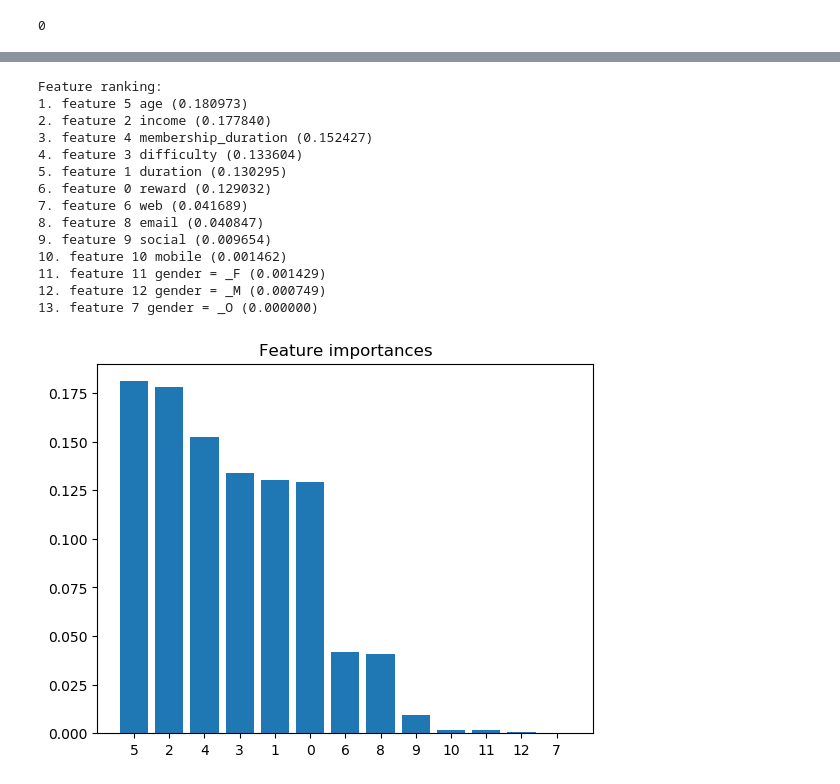
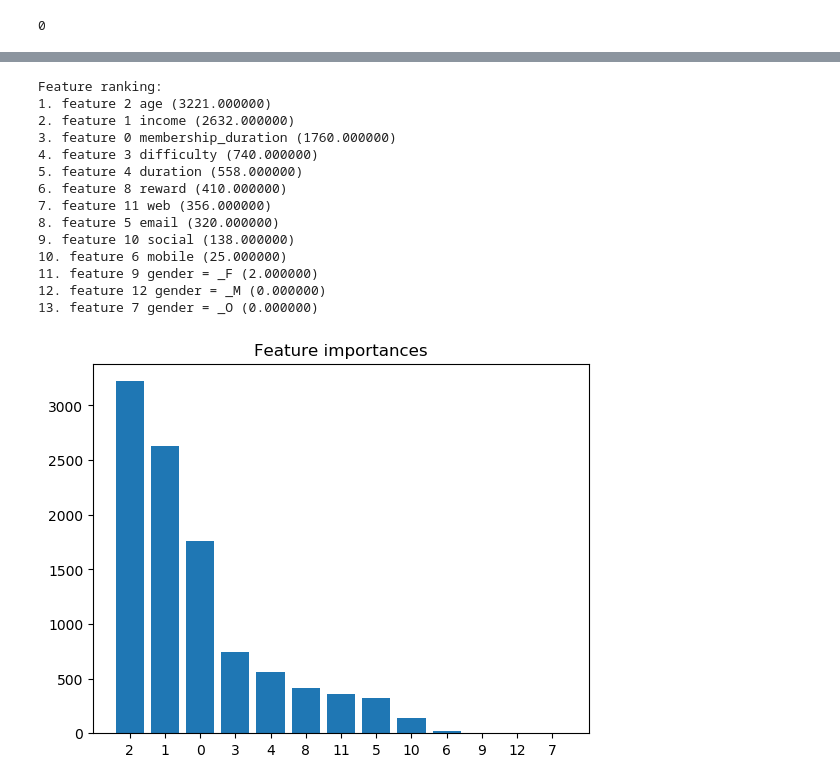
Before and after one commit to ShantiRoseCodes/aws_mle_capstone_project, a Jupyter notebook: ml_usertype.ipynb, the cells around one changed output, grey strips where cells are left out. Drawn from its saved outputs; the diff is of its cells as text; code cells hidden in the pictures.

```diff
--- a/ml_usertype.ipynb
+++ b/ml_usertype.ipynb
@@ -474,6 +403,9 @@ params = {'bootstrap': [True],
 # %%
 from sklearn.model_selection import RandomizedSearchCV
-clf = RandomizedSearchCV(estimator=rfc,
+import lightgbm as lgb
+lgb = lgb.LGBMClassifier()
+
+clf = RandomizedSearchCV(estimator=lgb,
                          param_distributions=params,
                          n_iter = 10,
                          scoring='f1_weighted',
@@ -539,10 +484,5 @@ plt.show()
 # %%
-best_rf = RandomForestClassifier(n_estimators = 2400,
-                       min_samples_split = 8,
-                       min_samples_leaf = 5,
-                       max_features = 'sqrt',
-                       max_depth = 23,
-                       bootstrap = True)
-
-best_rf.fit(X_train, y_train)
+import lightgbm as lgb
+best_lgb = lgb.LGBMClassifier(num_leaves = 256, min_data_in_leaf = 300, max_depth = 9)
+best_lgb.fit(X_train, y_train)
 # %% [output]
@@ -848,33 +796,33 @@ plt.show()
 # %%
 # get feature importances
-best_importances = best_rf.feature_importances_
+best_importances = best_lgb.feature_importances_
 
 # sort feature importances in descending order
 indices = np.argsort(best_importances)[::-1]
 
 # print out the feature ranking
 print("Feature ranking:")
 for f in range(X.shape[1]):
     print("%d. feature %d %s (%f)" % (f + 1, indices[f], X.columns[f], best_importances[indices[f]]))
 
 # plot the feature importances
 plt.title("Feature importances")
 plt.bar(range(X.shape[1]), best_importances[indices])
 plt.xticks(range(X.shape[1]), indices)
 plt.show()
 # %% [output]
 Feature ranking:
-1. feature 5 age (0.180973)
-2. feature 2 income (0.177840)
-3. feature 4 membership_duration (0.152427)
-4. feature 3 difficulty (0.133604)
-5. feature 1 duration (0.130295)
-6. feature 0 reward (0.129032)
-7. feature 6 web (0.041689)
-8. feature 8 email (0.040847)
-9. feature 9 social (0.009654)
-10. feature 10 mobile (0.001462)
-11. feature 11 gender = _F (0.001429)
-12. feature 12 gender = _M (0.000749)
+1. feature 2 age (3221.000000)
+2. feature 1 income (2632.000000)
+3. feature 0 membership_duration (1760.000000)
+4. feature 3 difficulty (740.000000)
+5. feature 4 duration (558.000000)
+6. feature 8 reward (410.000000)
+7. feature 11 web (356.000000)
+8. feature 5 email (320.000000)
+9. feature 10 social (138.000000)
+10. feature 6 mobile (25.000000)
+11. feature 9 gender = _F (2.000000)
+12. feature 12 gender = _M (0.000000)
 13. feature 7 gender = _O (0.000000)
-[figure, old version]
+[figure, new version]
```
Also changed, not shown: parts of 41 cells of this notebook, 25 other files.
